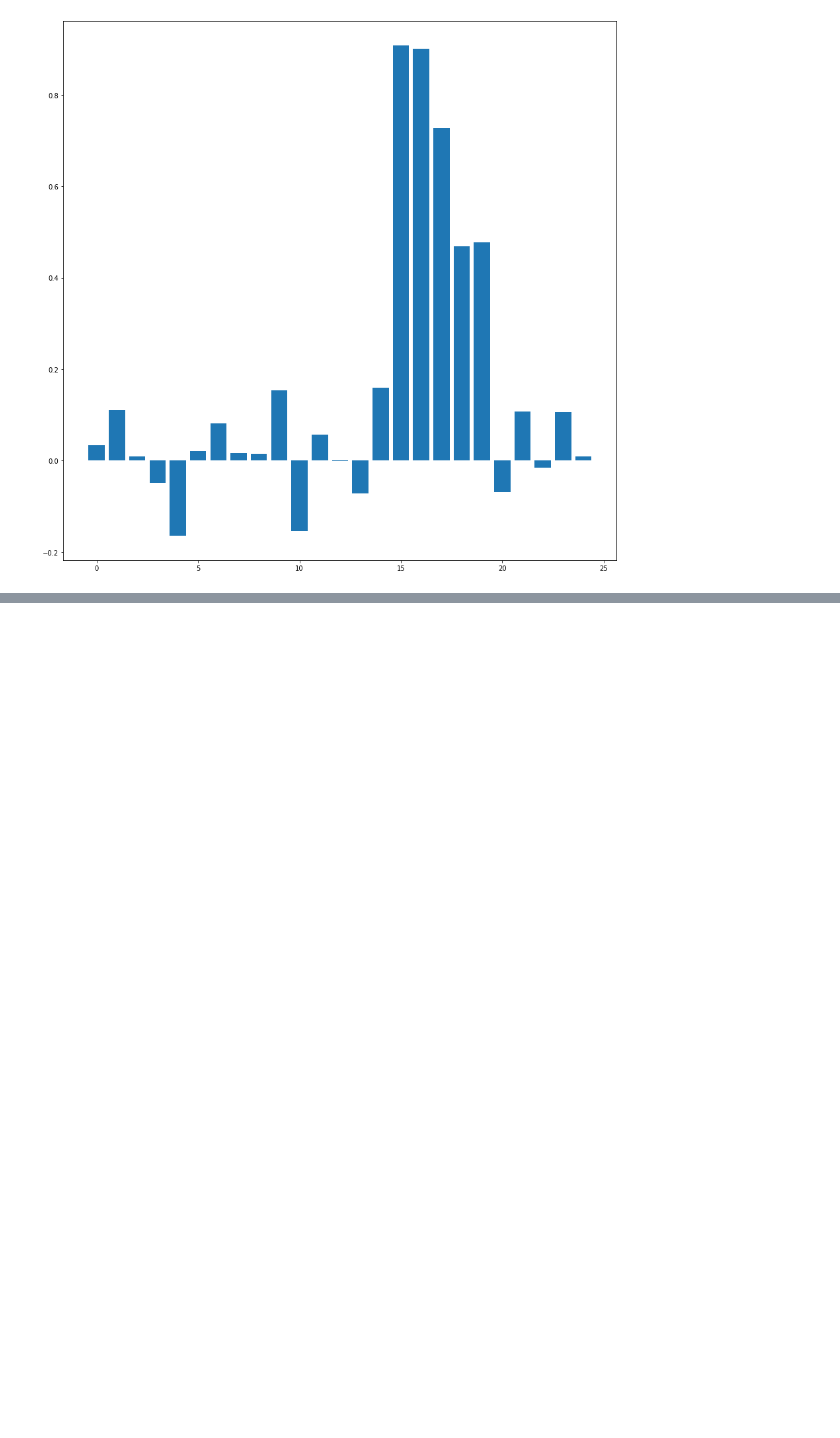
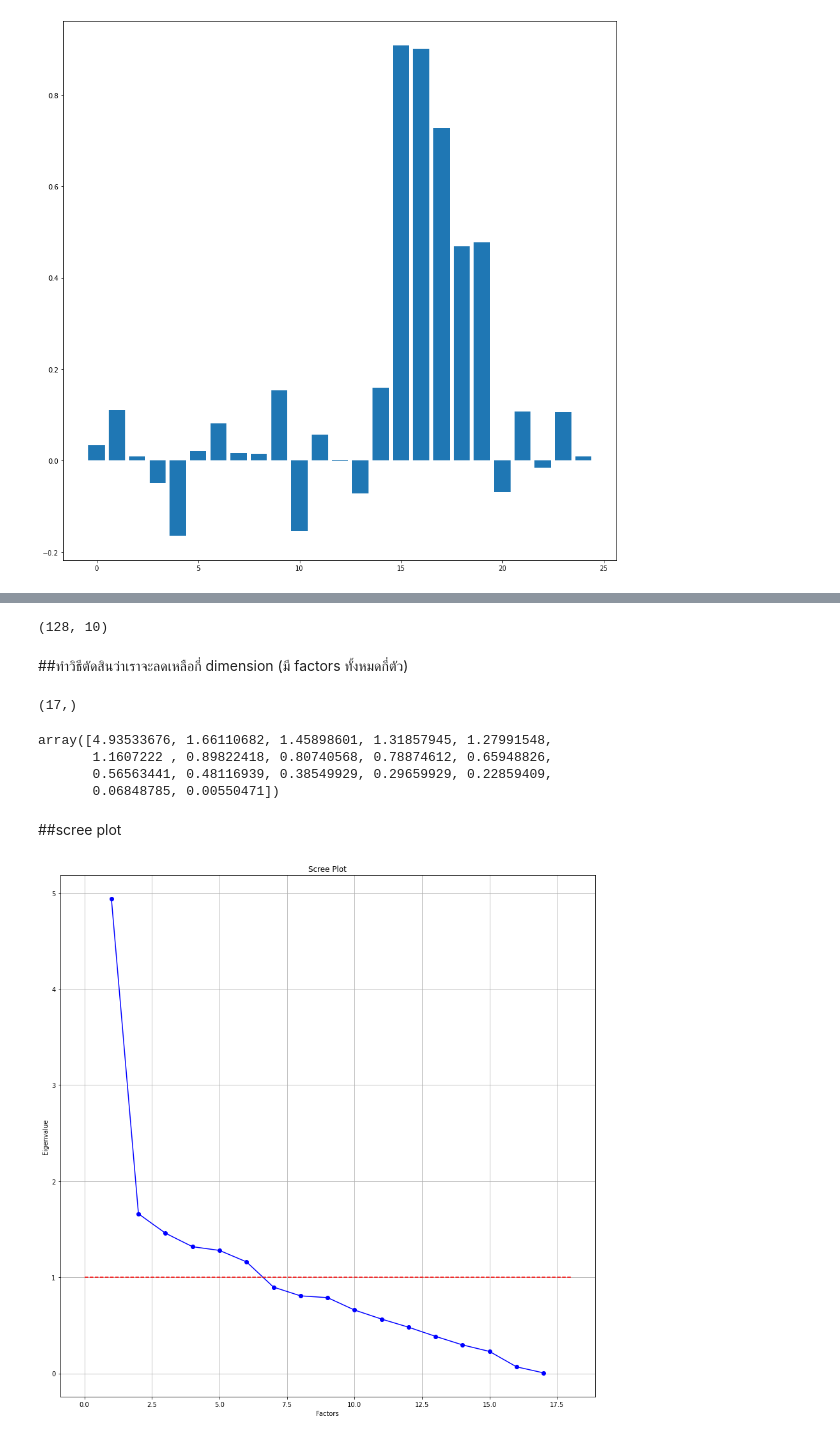
Before and after one commit to Chanunchida-May/multivariate, a Jupyter notebook: Chapter_5_Factor_Analysis.ipynb, the cells around one changed output, grey strips where cells are left out. Cells and saved outputs as stored; diff of their text form; code cells hidden in the pictures; blank space fills up the shorter version.

```diff
--- a/Chapter_5_Factor_Analysis.ipynb
+++ b/Chapter_5_Factor_Analysis.ipynb
@@ -213,0 +262,3 @@ mefactor Analysis ข้อมูล fifa2018
+# %%
+FIFA_drop = FIFA.iloc[:,3:20]
+FIFA_drop
@@ -213,0 +315,2 @@ mefactor Analysis ข้อมูล fifa2018
+# %%
+FIFA_fa = FactorAnalyzer(n_factors=10)
@@ -213,0 +319,32 @@ mefactor Analysis ข้อมูล fifa2018
+# %%
+new_fa = FIFA_fa.fit_transform(FIFA_drop)
+new_fa.shape
+# %% [output]
+(128, 10)
+# %% [markdown]
+##ทำวิธีตัดสินว่าเราจะลดเหลือกี่ dimension (มี factors ทั้งหมดกี่ตัว)
+# %%
+ev,v = FIFA_fa.get_eigenvalues()
+# %%
+v.shape
+# %% [output]
+(17,)
+# %%
+ev
+# %% [output]
+array([4.93533676, 1.66110682, 1.45898601, 1.31857945, 1.27991548,
+       1.1607222 , 0.89822418, 0.80740568, 0.78874612, 0.65948826,
+       0.56563441, 0.48116939, 0.38549929, 0.29659929, 0.22859409,
+       0.06848785, 0.00550471])
+# %% [markdown]
+##scree plot
+# %%
+plt.plot(range(1,FIFA_drop.shape[1]+1),ev,'bo-')
+plt.plot([0,FIFA_drop.shape[1]+1],[1,1],'r--')
+plt.title('Scree Plot')
+plt.xlabel('Factors')
+plt.ylabel('Eigenvalue')
+plt.grid()
+plt.show()
+# %% [output]
+[figure, added]
```
Also changed, not shown: parts of 40 cells of this notebook.
